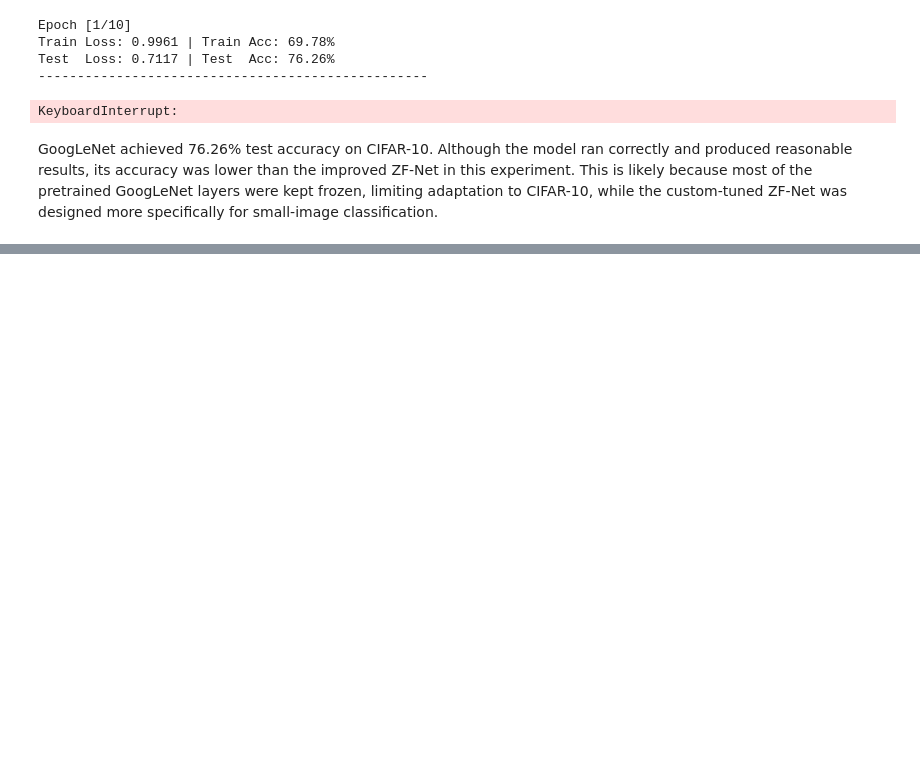
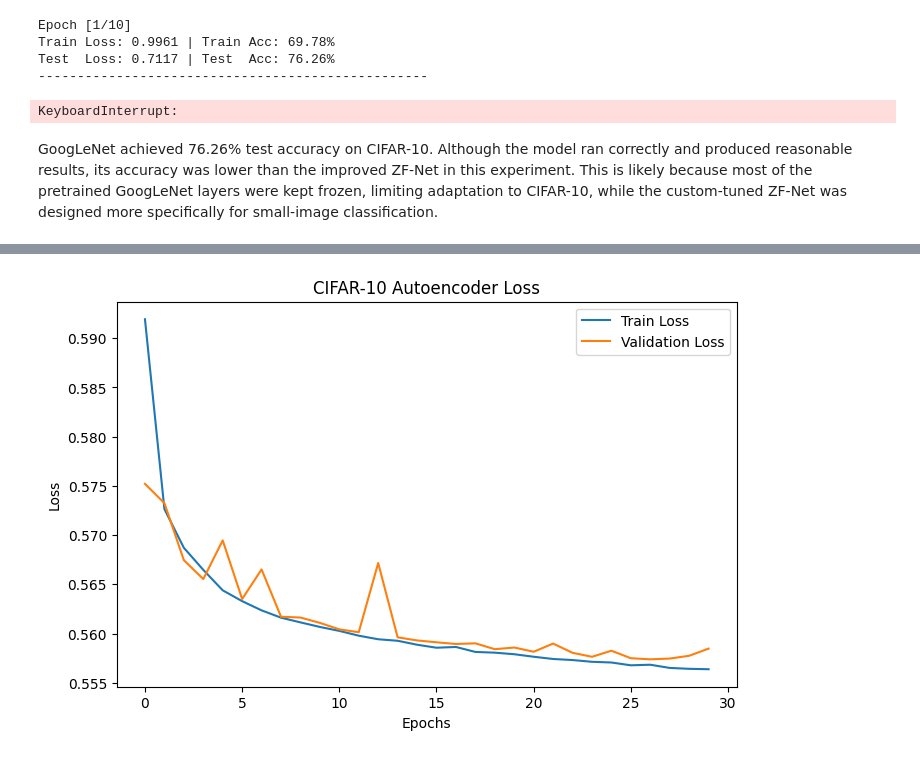
Before and after one commit to satvik959/DL-2025-26, a Jupyter notebook: exporing_ciphar.ipynb, the cells around one changed output, grey strips where cells are left out. Drawn from its saved outputs; the diff is of its cells as text; code cells hidden in the pictures; blank space fills up the shorter version.

```diff
--- a/exporing_ciphar.ipynb
+++ b/exporing_ciphar.ipynb
@@ -2147,0 +2498,87 @@ GoogLeNet achieved 76.26% test accuracy on CIFAR-10. Although the model ran corr
+# %%
+import numpy as np
+import matplotlib.pyplot as plt
+from tensorflow.keras.datasets import cifar10
+from tensorflow.keras.layers import Input, Conv2D, MaxPooling2D, UpSampling2D
+from tensorflow.keras.models import Model
+from tensorflow.keras.callbacks import EarlyStopping
+
+(x_train, _), (x_test, _) = cifar10.load_data()
+
+x_train = x_train.astype("float32") / 255.0
+x_test = x_test.astype("float32") / 255.0
+
+print("Training data shape:", x_train.shape)
+print("Testing data shape:", x_test.shape)
+
+input_img = Input(shape=(32, 32, 3))
+
+x = Conv2D(32, (3, 3), activation="relu", padding="same")(input_img)
+x = MaxPooling2D((2, 2), padding="same")(x)
+
+x = Conv2D(64, (3, 3), activation="relu", padding="same")(x)
+x = MaxPooling2D((2, 2), padding="same")(x)
+
+x = Conv2D(128, (3, 3), activation="relu", padding="same")(x)
+encoded = MaxPooling2D((2, 2), padding="same")(x)
+
+x = Conv2D(128, (3, 3), activation="relu", padding="same")(encoded)
+x = UpSampling2D((2, 2))(x)
+
+x = Conv2D(64, (3, 3), activation="relu", padding="same")(x)
+x = UpSampling2D((2, 2))(x)
+
+x = Conv2D(32, (3, 3), activation="relu", padding="same")(x)
+x = UpSampling2D((2, 2))(x)
+
+decoded = Conv2D(3, (3, 3), activation="sigmoid", padding="same")(x)
+
+autoencoder = Model(input_img, decoded)
+
+autoencoder.compile(optimizer="adam", loss="binary_crossentropy")
+
+early_stop = EarlyStopping(monitor="val_loss", patience=5, restore_best_weights=True)
+
+history = autoencoder.fit(
+    x_train,
+    x_train,
+    epochs=30,
+    batch_size=128,
+    shuffle=True,
+    validation_data=(x_test, x_test),
+    callbacks=[early_stop]
+)
+
+
+decoded_imgs = autoencoder.predict(x_test)
+
+
+print("Final Training Loss:", history.history["loss"][-1])
+print("Final Validation Loss:", history.history["val_loss"][-1])
+
+plt.figure(figsize=(8, 5))
+plt.plot(history.history["loss"], label="Train Loss")
+plt.plot(history.history["val_loss"], label="Validation Loss")
+plt.xlabel("Epochs")
+plt.ylabel("Loss")
+plt.legend()
+plt.title("CIFAR-10 Autoencoder Loss")
+plt.show()
+
+
+n = 10
+plt.figure(figsize=(20, 4))
+
+for i in range(n):
+    ax = plt.subplot(2, n, i + 1)
+    plt.imshow(x_test[i])
+    ax.get_xaxis().set_visible(False)
+    ax.get_yaxis().set_visible(False)
+
+    ax = plt.subplot(2, n, i + 1 + n)
+    plt.imshow(decoded_imgs[i])
+    ax.get_xaxis().set_visible(False)
+    ax.get_yaxis().set_visible(False)
+
+plt.show()
+# %% [output]
@@ -2147,0 +2602 @@ GoogLeNet achieved 76.26% test accuracy on CIFAR-10. Although the model ran corr
+[figure, added]
```
Also changed, not shown: parts of 10 cells of this notebook.
